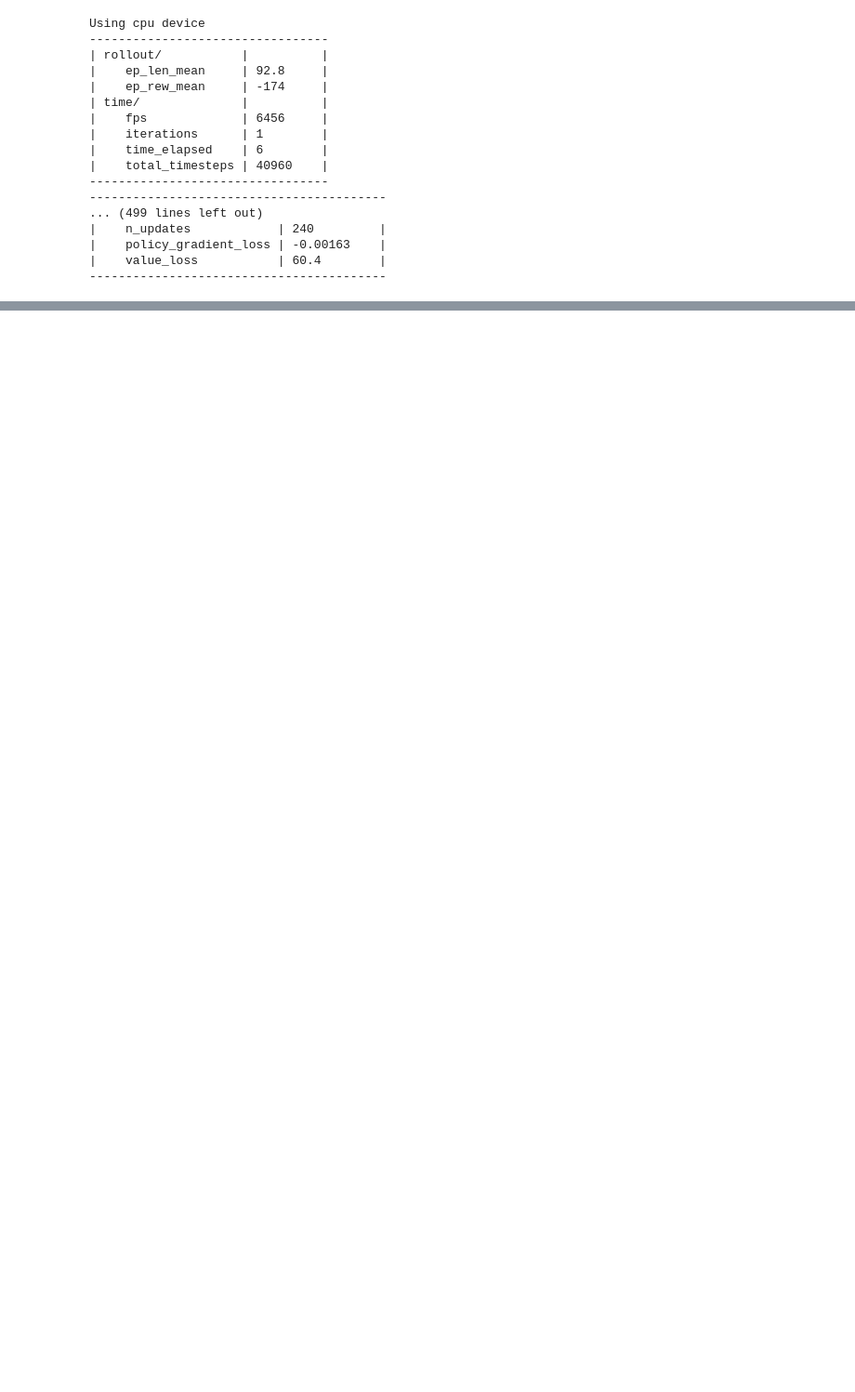
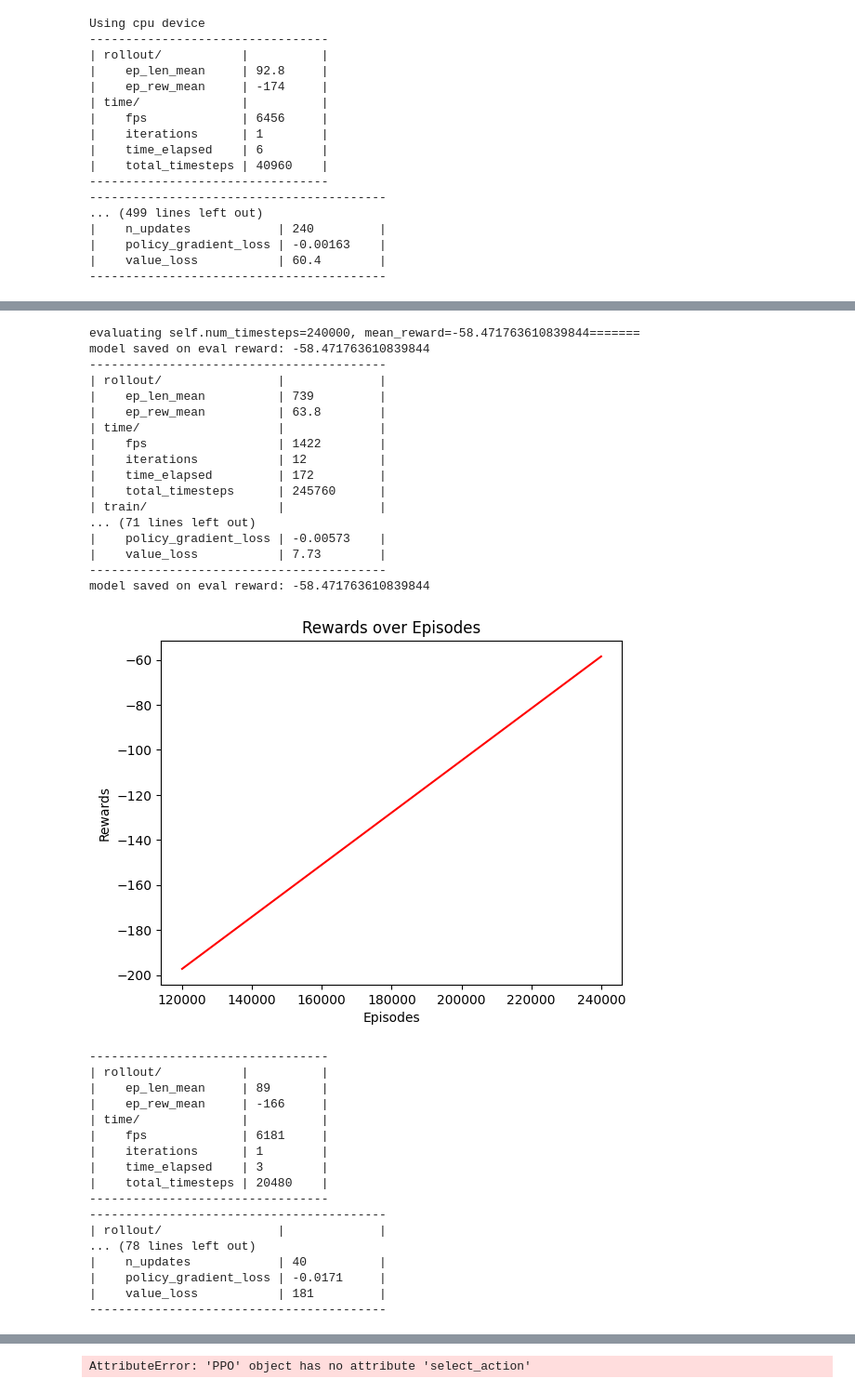
Before and after one commit to git-yogesh/SafeRL, a Jupyter notebook: Final Project.ipynb, the cells around one changed output, grey strips where cells are left out. Shown: that part at 93% size. Saved outputs shown, nothing was run; the diff lists cells and outputs as text; code cells hidden in the pictures; blank space fills up the shorter version.

```diff
--- a/Final Project.ipynb
+++ b/Final Project.ipynb
@@ -104,0 +124,25 @@ AVERAGE Safe environment 63.97650909423828
+# %%
+
+#reseed(99)
+from PPOCallback import PPOCallback
+
+vec_env_wind_10 = make_vec_env('LunarLander-v2', n_envs=10, env_kwargs={"enable_wind": True,
+                                                                           "wind_power": 20.0})
+
+vec_env_base_wind_1 = make_vec_env('LunarLander-v2', n_envs=1, wrapper_class=SafeLunarLanderWrapper, env_kwargs={"enable_wind": True,
+    "wind_power": 20.0}, wrapper_kwargs={"debug": False})
+
+safe_expert = PPOActor(ckpt=safe_ckpt, environment=vec_env_wind_10)
+base_expert = PPOActor(ckpt=base_ckpt, environment=vec_env_wind_10)
+
+
+safe_wind_model = PPO("MlpPolicy", vec_env_safe_lander_10, verbose=1)
+safe_wind_model_callback = PPOCallback(save_path=safe_ckpt + "_wind", eval_env=vec_env_base_wind_1)
+
+base_wind_model = PPO("MlpPolicy", vec_env_safe_lander_10, verbose=1)
+base_wind_model_callback = PPOCallback(save_path=base_ckpt + "_wind", eval_env=vec_env_base_wind_1)
+
+
+safe_wind_model.learn(total_timesteps=300000, callback=safe_wind_model_callback)
+base_wind_model.learn(total_timesteps=300000, callback=base_wind_model_callback)
+# %% [output]
@@ -104,0 +183,35 @@ AVERAGE Safe environment 63.97650909423828
+evaluating self.num_timesteps=240000, mean_reward=-58.471763610839844=======
+model saved on eval reward: -58.471763610839844
+-----------------------------------------
+| rollout/                |             |
+|    ep_len_mean          | 739         |
+|    ep_rew_mean          | 63.8        |
+| time/                   |             |
+|    fps                  | 1422        |
+|    iterations           | 12          |
+|    time_elapsed         | 172         |
+|    total_timesteps      | 245760      |
+| train/                  |             |
+... (71 lines left out)
+|    policy_gradient_loss | -0.00573    |
+|    value_loss           | 7.73        |
+-----------------------------------------
+model saved on eval reward: -58.471763610839844
+[figure, added]
+---------------------------------
+| rollout/           |          |
+|    ep_len_mean     | 89       |
+|    ep_rew_mean     | -166     |
+| time/              |          |
+|    fps             | 6181     |
+|    iterations      | 1        |
+|    time_elapsed    | 3        |
+|    total_timesteps | 20480    |
+---------------------------------
+-----------------------------------------
+| rollout/                |             |
+... (78 lines left out)
+|    n_updates            | 40          |
+|    policy_gradient_loss | -0.0171     |
+|    value_loss           | 181         |
+-----------------------------------------
@@ -104,0 +253 @@ AVERAGE Safe environment 63.97650909423828
+AttributeError: 'PPO' object has no attribute 'select_action'
```
Also changed, not shown: parts of 6 cells of this notebook, 13 other files.
